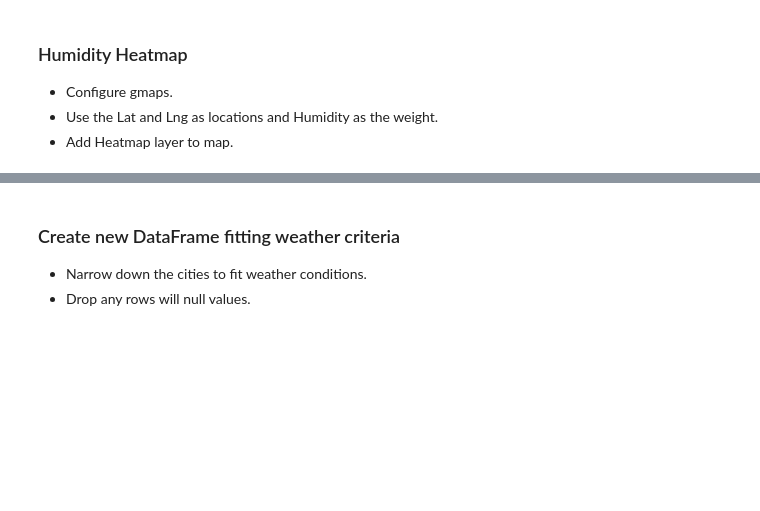
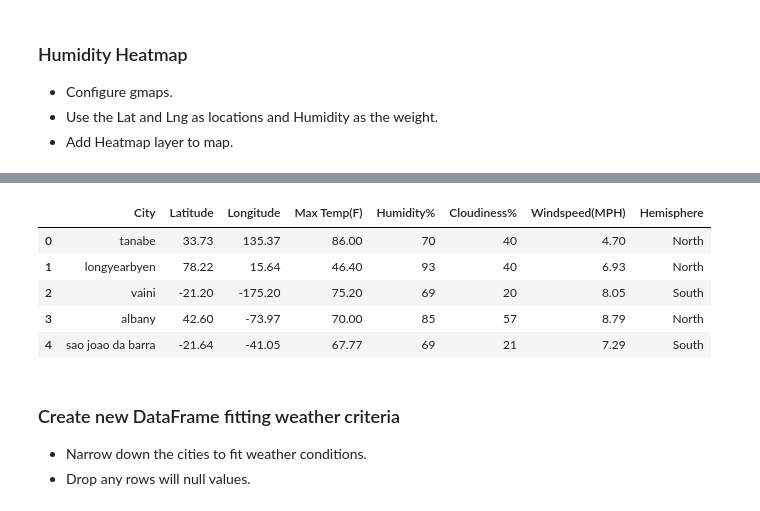
Before and after one commit to MrATX/API_PythonChallenge, a Jupyter notebook: starter_code/VacationPy.ipynb, the cells around one changed output, grey strips where cells are left out. Cells and saved outputs as stored; diff of their text form; code cells hidden in the pictures; blank space fills up the shorter version.

```diff
--- a/starter_code/VacationPy.ipynb
+++ b/starter_code/VacationPy.ipynb
@@ -53,6 +53,15 @@ fig.add_layer(heatmap_layer)
 fig
 # %% [output]
 [interactive output not drawn]
+# %%
+cities_df.head()
+# %% [output]
+|  | City | Latitude | Longitude | Max Temp(F) | Humidity% | Cloudiness% | Windspeed(MPH) | Hemisphere |
+| 0 | tanabe | 33.73 | 135.37 | 86.00 | 70 | 40 | 4.70 | North |
+| 1 | longyearbyen | 78.22 | 15.64 | 46.40 | 93 | 40 | 6.93 | North |
+| 2 | vaini | -21.20 | -175.20 | 75.20 | 69 | 20 | 8.05 | South |
+| 3 | albany | 42.60 | -73.97 | 70.00 | 85 | 57 | 8.79 | North |
+| 4 | sao joao da barra | -21.64 | -41.05 | 67.77 | 69 | 21 | 7.29 | South |
 # %% [markdown]
 ### Create new DataFrame fitting weather criteria
 * Narrow down the cities to fit weather conditions.
```
Also changed, not shown: parts of 4 cells of this notebook, 1 other file.
